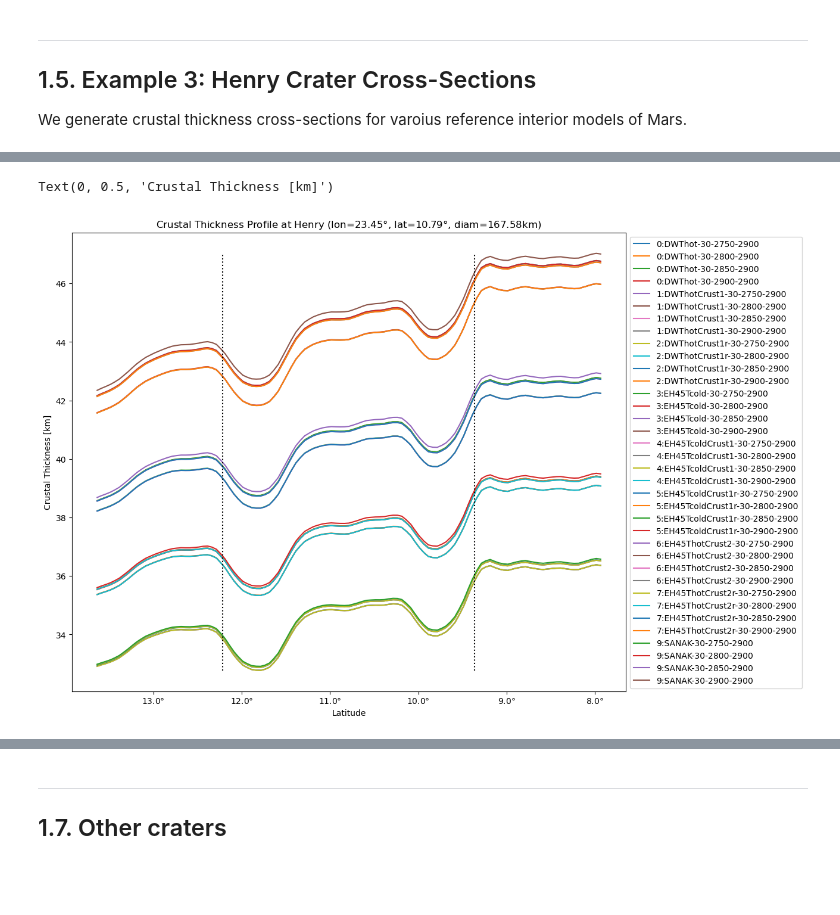
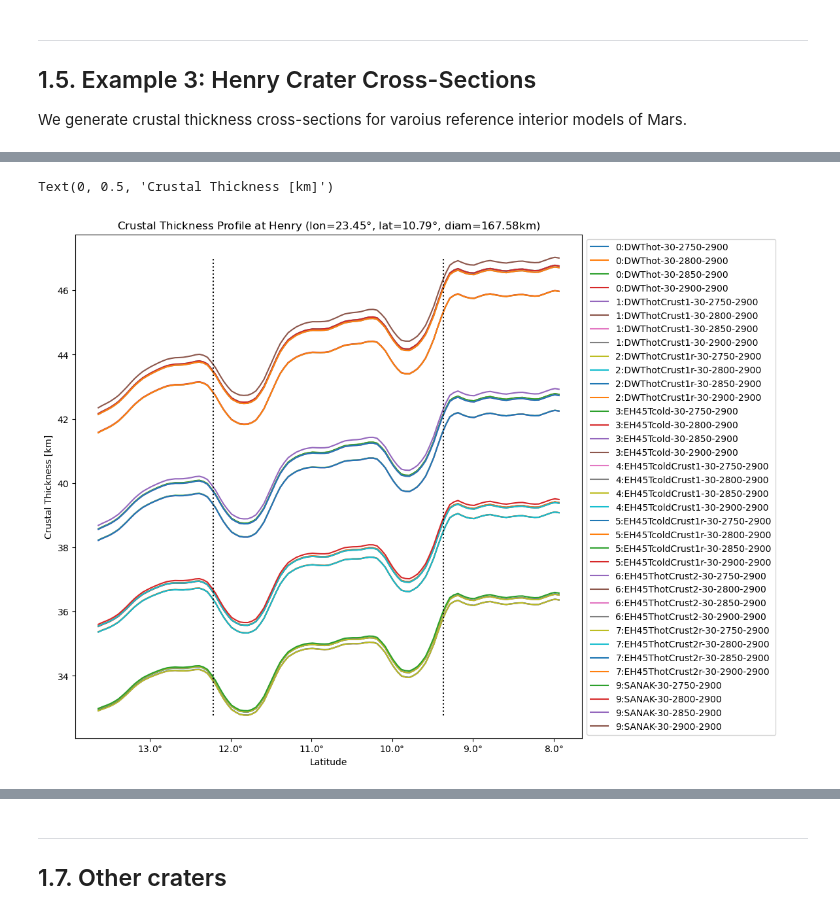
Before and after one commit to Humboldt-Penguin/Mars-Magnetics-Research, a Jupyter notebook: code/05_mag_src_map/src/main/summary.ipynb, the cells around one changed output, grey strips where cells are left out. Drawn from its saved outputs; the diff is of its cells as text; code cells hidden in the pictures; blank space fills up the shorter version.

```diff
--- a/code/05_mag_src_map/src/main/summary.ipynb
+++ b/code/05_mag_src_map/src/main/summary.ipynb
@@ -369,32 +312,32 @@ for i_row in range(Crust_df.shape[0]):
     meta_dat.append([model_id, dat])
 
 
 ''' plot '''
 
-fig = plt.figure(figsize=(12,10))
+fig = plt.figure(figsize=(10,10))
 ax = plt.axes()
 for (model_id,dat) in meta_dat:
     lin, = ax.plot(lat_range, dat)
     lin.set_label(model_id)
 
 
 plt.legend(loc='upper left', bbox_to_anchor=(1, 1))
 ax.invert_xaxis()
 
 alldat = np.concatenate([row[1] for row in meta_dat])
 ymin = alldat.min()
 ymax = alldat.max()
 ax.vlines(x=[crater_lat_bottom, crater_lat_top], ymin=ymin, ymax=ymax, colors='k', linestyles='dotted')
 
 if thiscrater['name'] == '':
     name = thiscrater['id']
 else:
     name = thiscrater['name']
 
 ax.set_title(f'Crustal Thickness Profile at {name} (lon={crater_lon_center:0.2f}$\degree$, lat={crater_lat_center:0.2f}$\degree$, diam={thiscrater["diam"]:0.2f}km)')
 ax.set_xlabel('Latitude')
 ax.xaxis.set_major_formatter('{x}$\degree$')
 ax.set_ylabel('Crustal Thickness [km]')
 # %% [output]
 Text(0, 0.5, 'Crustal Thickness [km]')
-[figure, old version]
+[figure, new version]
```
Also changed, not shown: parts of 22 cells of this notebook, 6 other files.
